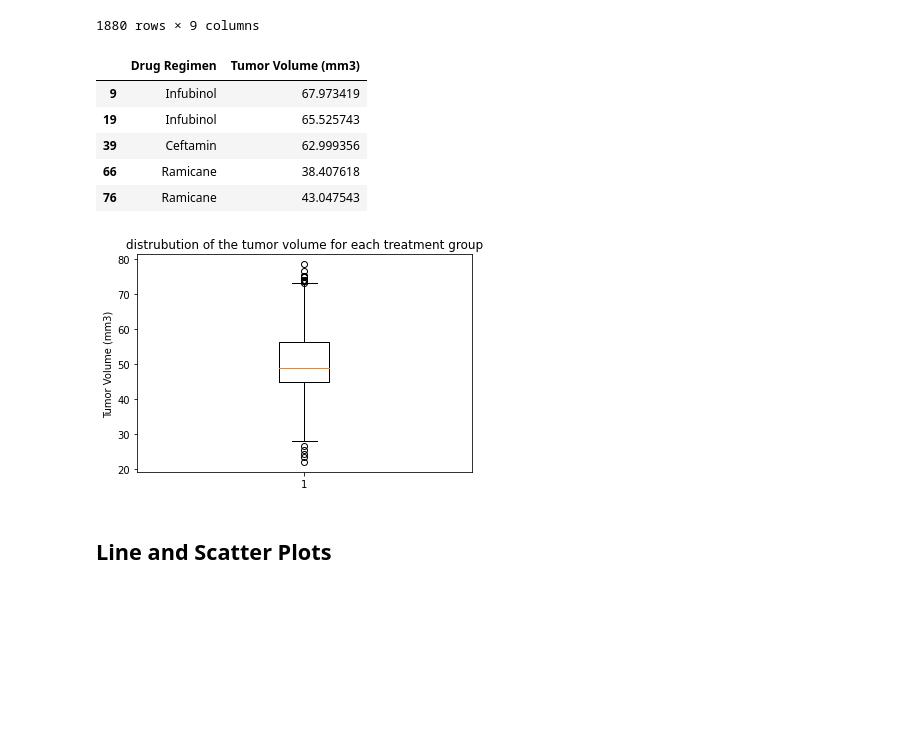
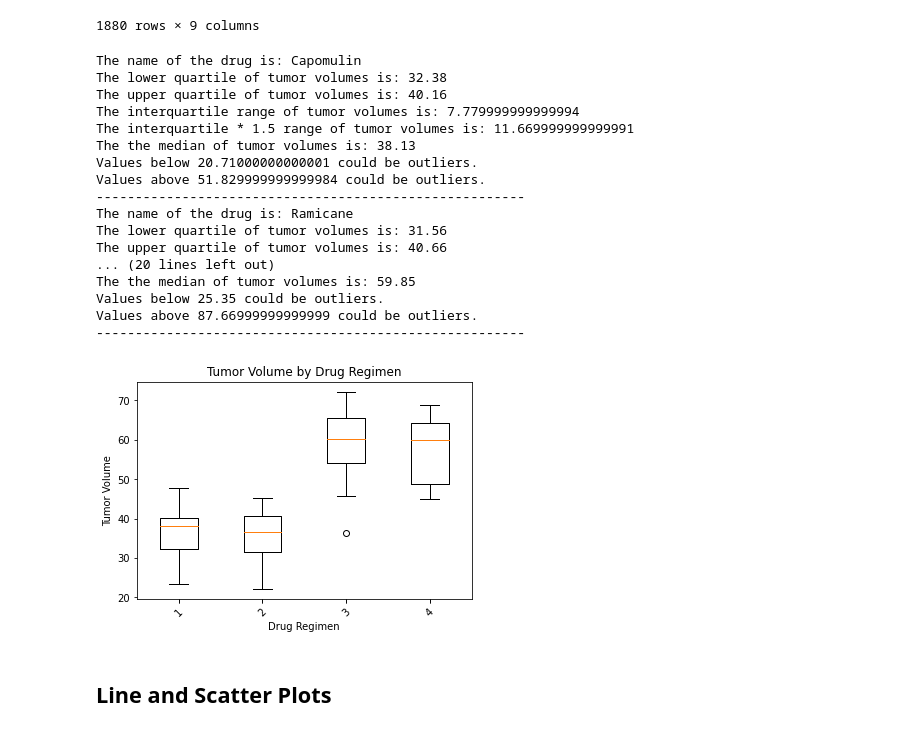
Before and after one commit to lilphonsdale/matplotlib-challenge, a Jupyter notebook: Pymaceuticals/pymaceuticals_analysis.ipynb, the cells around one changed output. Drawn from its saved outputs; the diff is of its cells as text; code cells hidden in the pictures; blank space fills up the shorter version.

Commit message:
boxes plotted
for loop in place

```diff
--- a/Pymaceuticals/pymaceuticals_analysis.ipynb
+++ b/Pymaceuticals/pymaceuticals_analysis.ipynb
@@ -209,51 +209,65 @@ final_volume = treatments_df.loc[treatments_df['Timepoint_x'] == treatments_df['
 final_volume = final_volume[["Drug Regimen","Tumor Volume (mm3)"]]
 final_volume.head()
 
-treatment = 0
+    # add subset
+
 for treatment in treatments:
         subset = final_volume.loc[final_volume['Drug Regimen'] == treatment]
-#             tumor_vol_data.append(final_volume['Tumor Volume (mm3)'])
-#             treatment+=1
 
-    # add subset
+        # Determine outliers using upper and lower bounds
 
-#     # Determine outliers using upper and lower bounds
-
-    quartiles = subset[]"Tumor Volume (mm3)".quantile([.25,.5,.75]).round(2)
-    lowerq = quartiles[0.25].round(2)
-    upperq = quartiles[0.75].round(2)
-    iqr = upperq-lowerq
-    iqr_1_5 = iqr * 1.5
+        quartiles = subset["Tumor Volume (mm3)"].quantile([.25,.5,.75]).round(2)
+        lowerq = quartiles[0.25].round(2)
+        upperq = quartiles[0.75].round(2)
+        iqr = upperq-lowerq
+        iqr_1_5 = iqr * 1.5
+        lower_bound = lowerq - iqr_1_5
+        upper_bound = upperq + iqr_1_5
 
 
-    print(f"The lower quartile of tumor volumes is: {lowerq}")
-    print(f"The upper quartile of tumor volumes is: {upperq}")
-    print(f"The interquartile range of tumor volumes is: {iqr}")
-    print(f"The interquartile * 1.5 range of tumor volumes is: {iqr_1_5}")
-    print(f"The the median of tumor volumes is: {quartiles[0.5]} ")
-
-    lower_bound = lowerq - iqr_1_5
-    upper_bound = upperq + iqr_1_5
-    print(f"Values below {lower_bound} could be outliers.")
-    print(f"Values above {upper_bound} could be outliers.")
+        print(f"The name of the drug is: {treatment}")
+        print(f"The lower quartile of tumor volumes is: {lowerq}")
+        print(f"The upper quartile of tumor volumes is: {upperq}")
+        print(f"The interquartile range of tumor volumes is: {iqr}")
+        print(f"The interquartile * 1.5 range of tumor volumes is: {iqr_1_5}")
+        print(f"The the median of tumor volumes is: {quartiles[0.5]} ")
+        print(f"Values below {lower_bound} could be outliers.")
+        print(f"Values above {upper_bound} could be outliers.")
+        print("-------------------------------------------------------")
 # %% [output]
-|  | Drug Regimen | Tumor Volume (mm3) |
-| 9 | Infubinol | 67.973419 |
-| 19 | Infubinol | 65.525743 |
-| 39 | Ceftamin | 62.999356 |
-| 66 | Ramicane | 38.407618 |
-| 76 | Ramicane | 43.047543 |
+The name of the drug is: Capomulin
+The lower quartile of tumor volumes is: 32.38
+The upper quartile of tumor volumes is: 40.16
+The interquartile range of tumor volumes is: 7.779999999999994
+The interquartile * 1.5 range of tumor volumes is: 11.669999999999991
+The the median of tumor volumes is: 38.13
+Values below 20.71000000000001 could be outliers.
+Values above 51.829999999999984 could be outliers.
+-------------------------------------------------------
+The name of the drug is: Ramicane
+The lower quartile of tumor volumes is: 31.56
+The upper quartile of tumor volumes is: 40.66
+... (20 lines left out)
+The the median of tumor volumes is: 59.85
+Values below 25.35 could be outliers.
+Values above 87.66999999999999 could be outliers.
+-------------------------------------------------------
 # %%
 # Generate a box plot that shows the distrubution of the tumor volume for each treatment group.
+boxes = []
+for treatment in treatments:
+    subset = final_volume.loc[final_volume['Drug Regimen'] == treatment]
+    boxes.append(subset["Tumor Volume (mm3)"])
 
-fig1, ax1 = plt.subplots()
-
-ax1.set_title('distrubution of the tumor volume for each treatment group')
-ax1.set_ylabel('Tumor Volume (mm3)')
-ax1.boxplot(new_df['Tumor Volume (mm3)'])
+fig = plt.figure()
+plt.xlabel("Drug Regimen")
+plt.xticks([1,2,3,4], treatments, rotation=45)
+plt.ylabel("Tumor Volume")
+plt.title("Tumor Volume by Drug Regimen")
+plt.boxplot(boxes)
 plt.show()
 # %% [output]
-[figure, old version]
+[figure, new version]
 # %% [markdown]
 ## Line and Scatter Plots
 # %%
```
